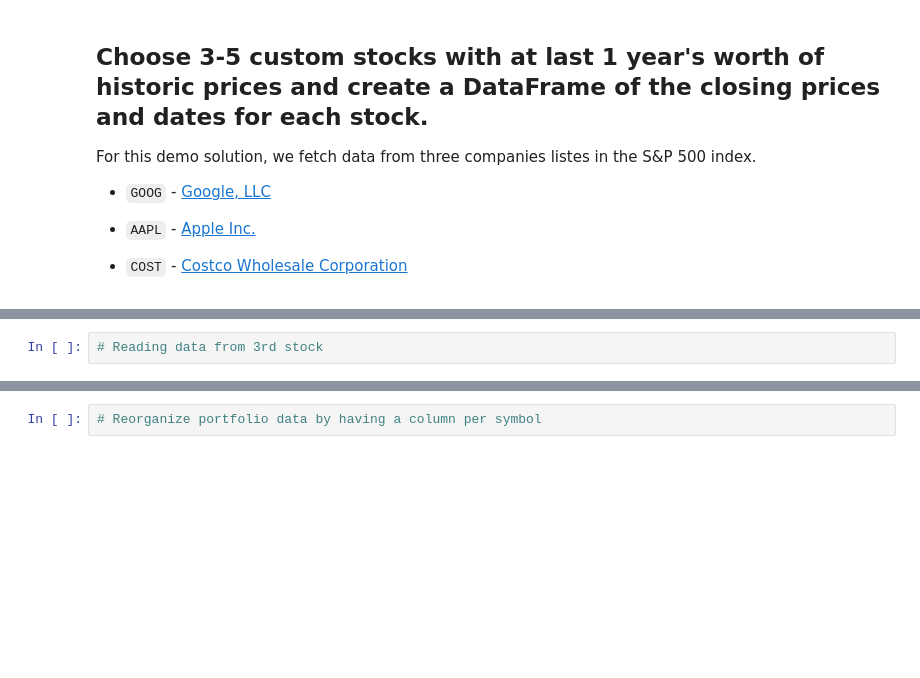
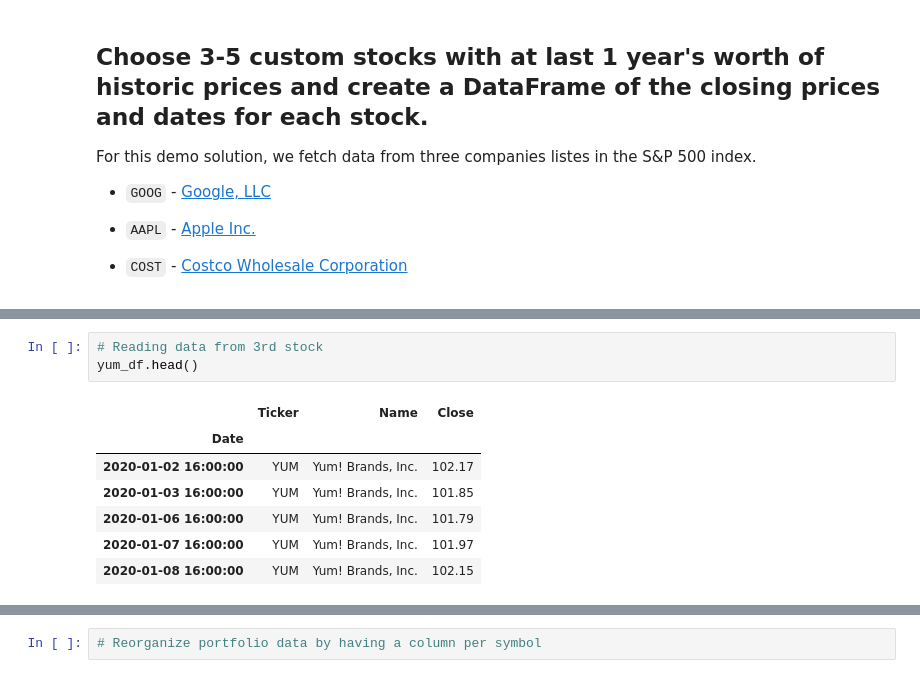
Before and after one commit to MatthewPuttroff/HWUnitFour, a Jupyter notebook: 04-Pandas/Instructions/Starter_Code/whale_analysis.ipynb, the cells around one changed output, grey strips where cells are left out. Cells and saved outputs as stored; diff of their text form; blank space fills up the shorter version.

```diff
--- a/04-Pandas/Instructions/Starter_Code/whale_analysis.ipynb
+++ b/04-Pandas/Instructions/Starter_Code/whale_analysis.ipynb
@@ -587,4 +612,13 @@ For this demo solution, we fetch data from three companies listes in the S&P 500
 # %%
 # Reading data from 3rd stock
+yum_df.head()
+# %% [output]
+|  | Ticker | Name | Close |
+| Date |  |  |  |
+| 2020-01-02 16:00:00 | YUM | Yum! Brands, Inc. | 102.17 |
+| 2020-01-03 16:00:00 | YUM | Yum! Brands, Inc. | 101.85 |
+| 2020-01-06 16:00:00 | YUM | Yum! Brands, Inc. | 101.79 |
+| 2020-01-07 16:00:00 | YUM | Yum! Brands, Inc. | 101.97 |
+| 2020-01-08 16:00:00 | YUM | Yum! Brands, Inc. | 102.15 |
 # %%
 # Combine all stocks in a single DataFrame
```
Also changed, not shown: parts of 5 cells of this notebook, 4 other files.
